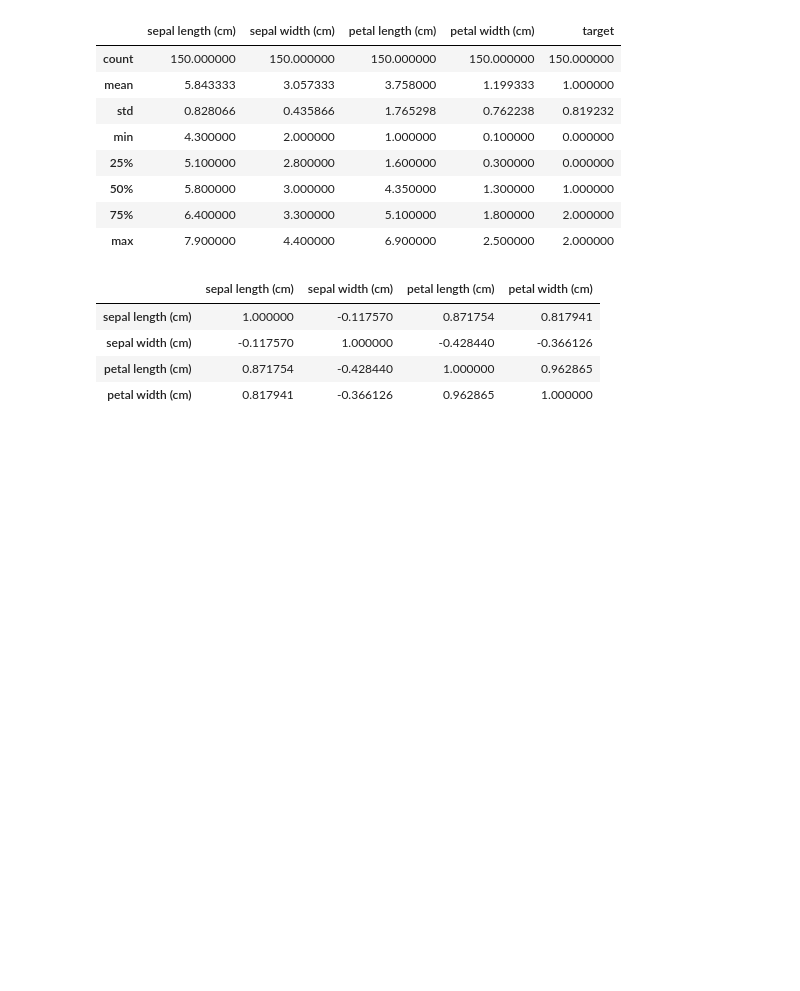
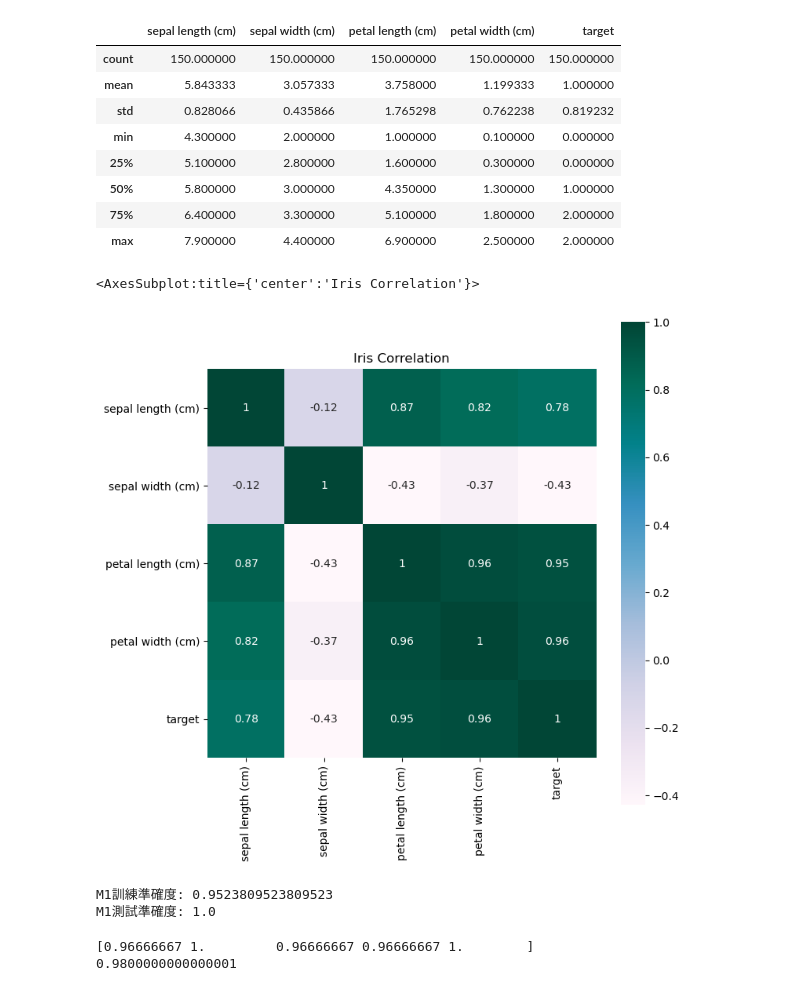
Before and after one commit to cherry3131/Work-ML-IRIS, a Jupyter notebook: iris.ipynb, the cells around one changed output. Cells and saved outputs as stored; diff of their text form; code cells hidden in the pictures; blank space fills up the shorter version.

```diff
--- a/iris.ipynb
+++ b/iris.ipynb
@@ -89,17 +85,39 @@ X_train, X_test, y_train, y_test = train_test_split(x, y,test_size=0.3,random_st
 # %%
-x.corr()
+import seaborn as sns
+plt.figure(figsize=(8, 8))
+plt.title("Iris Correlation")
+sns.heatmap(iris_data.astype("float").corr(), cmap="PuBuGn", square=True,annot=True)
 # %% [output]
-|  | sepal length (cm) | sepal width (cm) | petal length (cm) | petal width (cm) |
-| sepal length (cm) | 1.000000 | -0.117570 | 0.871754 | 0.817941 |
-| sepal width (cm) | -0.117570 | 1.000000 | -0.428440 | -0.366126 |
-| petal length (cm) | 0.871754 | -0.428440 | 1.000000 | 0.962865 |
-| petal width (cm) | 0.817941 | -0.366126 | 0.962865 | 1.000000 |
+<AxesSubplot:title={'center':'Iris Correlation'}>
+[figure, added]
+# %%
+from sklearn.model_selection import train_test_split
+from sklearn.neighbors import KNeighborsClassifier
+
+X=iris_data.drop(['target'],axis=1)
+y=iris_data['target']
+
+X_train, X_test, y_train, y_test = train_test_split(X, y,test_size=0.3,random_state=42)
+
+KNN = KNeighborsClassifier(n_neighbors=7)
+KNN.fit(X_train, y_train)
+
+y_pred = KNN.predict(X_test)
+KNN_train_accuracy = KNN.score(X_train, y_train)
+KNN_test_accuracy = KNN.score(X_test, y_test)
+
+print("M1訓練準確度:", KNN_train_accuracy)
+print("M1測試準確度:", KNN_test_accuracy)
+# %% [output]
+M1訓練準確度: 0.9523809523809523
+M1測試準確度: 1.0
 # %%
-# #分割訓練及測試集
-# # SepalLengthCm花瓣長、SepalWidthCm 花瓣寬、花萼長PetalLengthCm 、花萼寬
-# x = iris_data.iloc[:,1:5]
-# y = iris_data.iloc[:,5:]
-
-# print(x)
-# print(y)
+#交叉驗證
+from sklearn.model_selection import cross_val_score
+scores = cross_val_score(KNN,X,y,cv=5,scoring='accuracy')
+print(scores)
+print(scores.mean())
+# %% [output]
+[0.96666667 1.         0.96666667 0.96666667 1.        ]
+0.9800000000000001
 # %%
```
Also changed, not shown: parts of 4 cells of this notebook, 1 other file.
